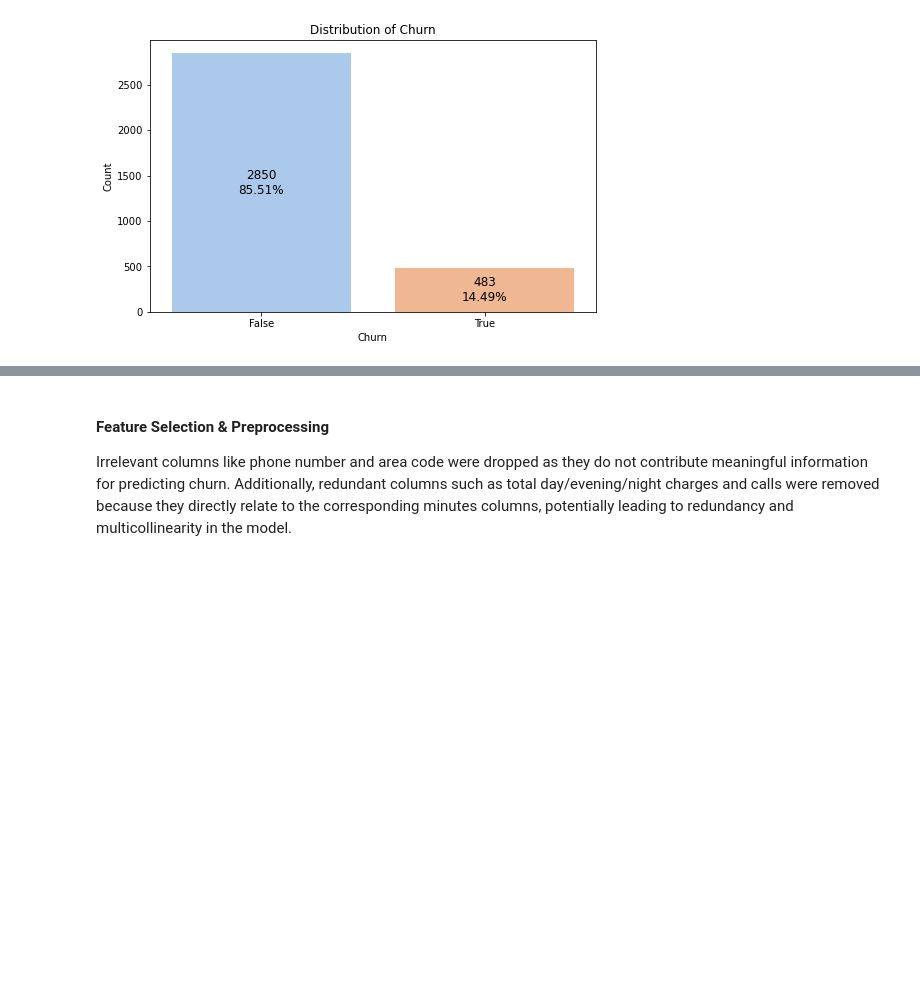
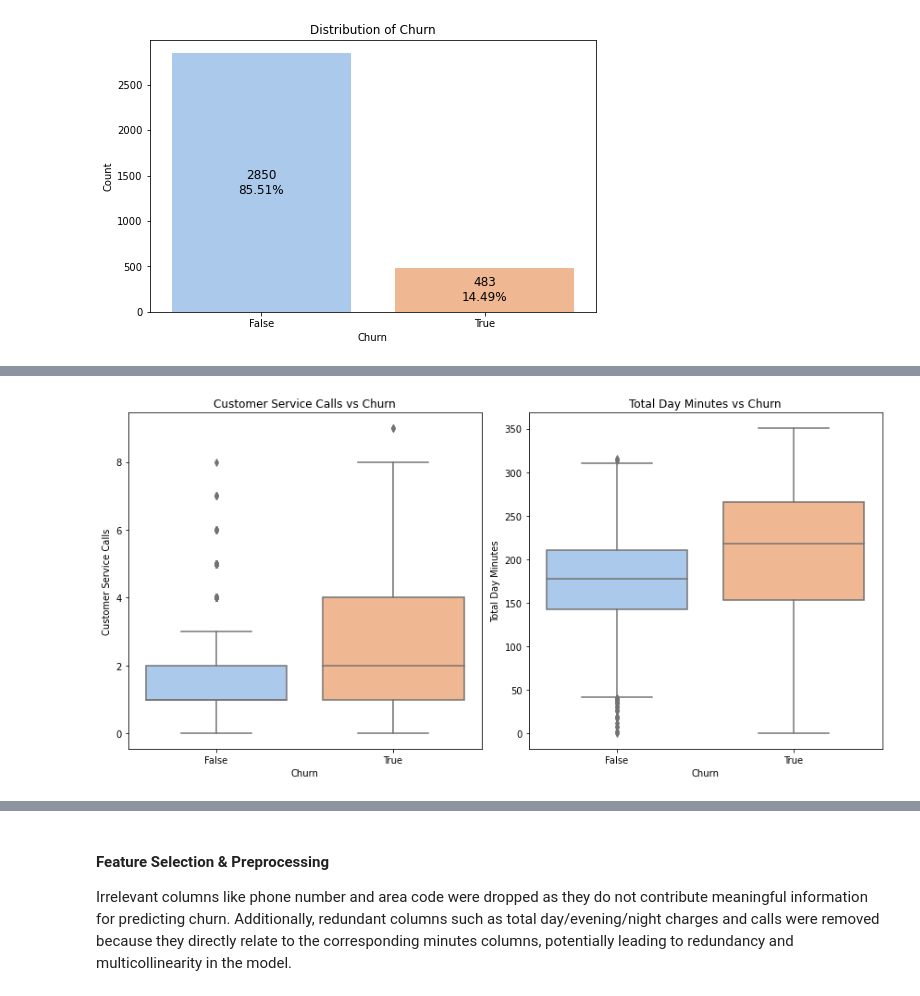
Before and after one commit to engige/syriatel_churn_modeling, a Jupyter notebook: index.ipynb, the cells around one changed output, grey strips where cells are left out. Drawn from its saved outputs; the diff is of its cells as text; code cells hidden in the pictures; blank space fills up the shorter version.

```diff
--- a/index.ipynb
+++ b/index.ipynb
@@ -135,0 +128,23 @@ plt.show()
+# %%
+# Create boxplots to analyze Customer Service Calls and Total Day Minutes further
+plt.figure(figsize=(12, 6))
+
+# Subplot 1: Customer Service Calls vs Churn
+plt.subplot(1, 2, 1)
+sns.boxplot(x='churn', y='customer service calls', data=data, palette='pastel')
+plt.title('Customer Service Calls vs Churn')
+plt.xlabel('Churn')
+plt.ylabel('Customer Service Calls')
+
+# Subplot 2: Total Day Minutes vs Churn
+plt.subplot(1, 2, 2)
+sns.boxplot(x='churn', y='total day minutes', data=data, palette='pastel')
+plt.title('Total Day Minutes vs Churn')
+plt.xlabel('Churn')
+plt.ylabel('Total Day Minutes')
+
+# Adjust the layout
+plt.tight_layout()
+plt.show()
+# %% [output]
+[figure, added]
```
Also changed, not shown: parts of 15 cells of this notebook.
